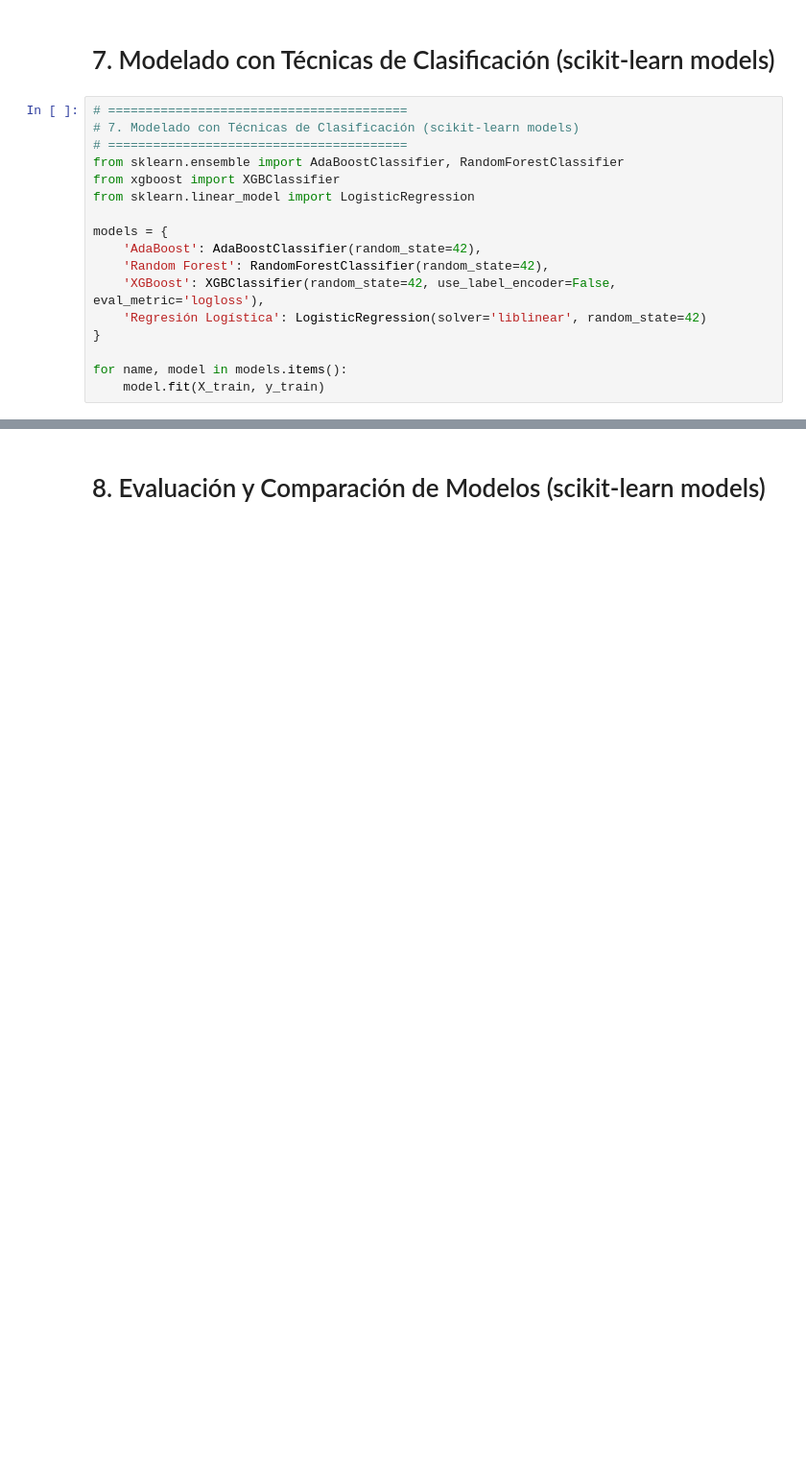
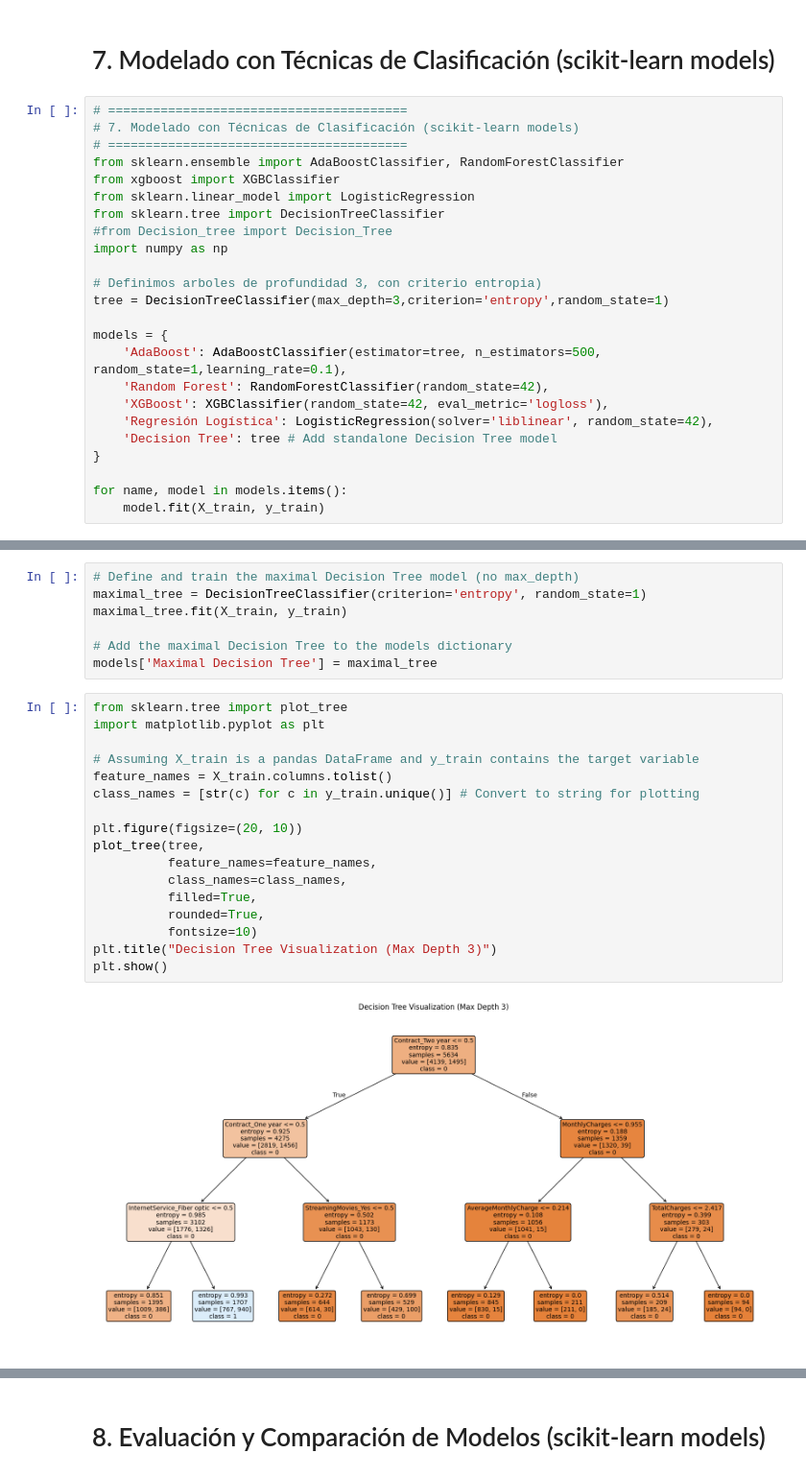
Before and after one commit to RobertoSam/Final_MetodosComputacionales, a Jupyter notebook: Caso1_Churn.ipynb, the cells around one changed output, grey strips where cells are left out. Shown at 96% size. Cells and saved outputs as stored; diff of their text form; blank space fills up the shorter version.

```diff
--- a/Caso1_Churn.ipynb
+++ b/Caso1_Churn.ipynb
@@ -299,12 +293,19 @@ X_train, X_test, y_train, y_test = train_test_split(X_skl, y_skl, stratify=y_skl
 from sklearn.ensemble import AdaBoostClassifier, RandomForestClassifier
 from xgboost import XGBClassifier
 from sklearn.linear_model import LogisticRegression
+from sklearn.tree import DecisionTreeClassifier
+#from Decision_tree import Decision_Tree
+import numpy as np
+
+# Definimos arboles de profundidad 3, con criterio entropia)
+tree = DecisionTreeClassifier(max_depth=3,criterion='entropy',random_state=1)
 
 models = {
-    'AdaBoost': AdaBoostClassifier(random_state=42),
+    'AdaBoost': AdaBoostClassifier(estimator=tree, n_estimators=500, random_state=1,learning_rate=0.1),
     'Random Forest': RandomForestClassifier(random_state=42),
-    'XGBoost': XGBClassifier(random_state=42, use_label_encoder=False, eval_metric='logloss'),
-    'Regresión Logística': LogisticRegression(solver='liblinear', random_state=42)
+    'XGBoost': XGBClassifier(random_state=42, eval_metric='logloss'),
+    'Regresión Logística': LogisticRegression(solver='liblinear', random_state=42),
+    'Decision Tree': tree # Add standalone Decision Tree model
 }
 
 for name, model in models.items():
@@ -315,0 +313,26 @@ Parameters: { "use_label_encoder" } are not used.
+# %%
+# Define and train the maximal Decision Tree model (no max_depth)
+maximal_tree = DecisionTreeClassifier(criterion='entropy', random_state=1)
+maximal_tree.fit(X_train, y_train)
+
+# Add the maximal Decision Tree to the models dictionary
+models['Maximal Decision Tree'] = maximal_tree
+# %%
+from sklearn.tree import plot_tree
+import matplotlib.pyplot as plt
+
+# Assuming X_train is a pandas DataFrame and y_train contains the target variable
+feature_names = X_train.columns.tolist()
+class_names = [str(c) for c in y_train.unique()] # Convert to string for plotting
+
+plt.figure(figsize=(20, 10))
+plot_tree(tree,
+          feature_names=feature_names,
+          class_names=class_names,
+          filled=True,
+          rounded=True,
+          fontsize=10)
+plt.title("Decision Tree Visualization (Max Depth 3)")
+plt.show()
+# %% [output]
+[figure, added]
```
Also changed, not shown: parts of 11 cells of this notebook.
